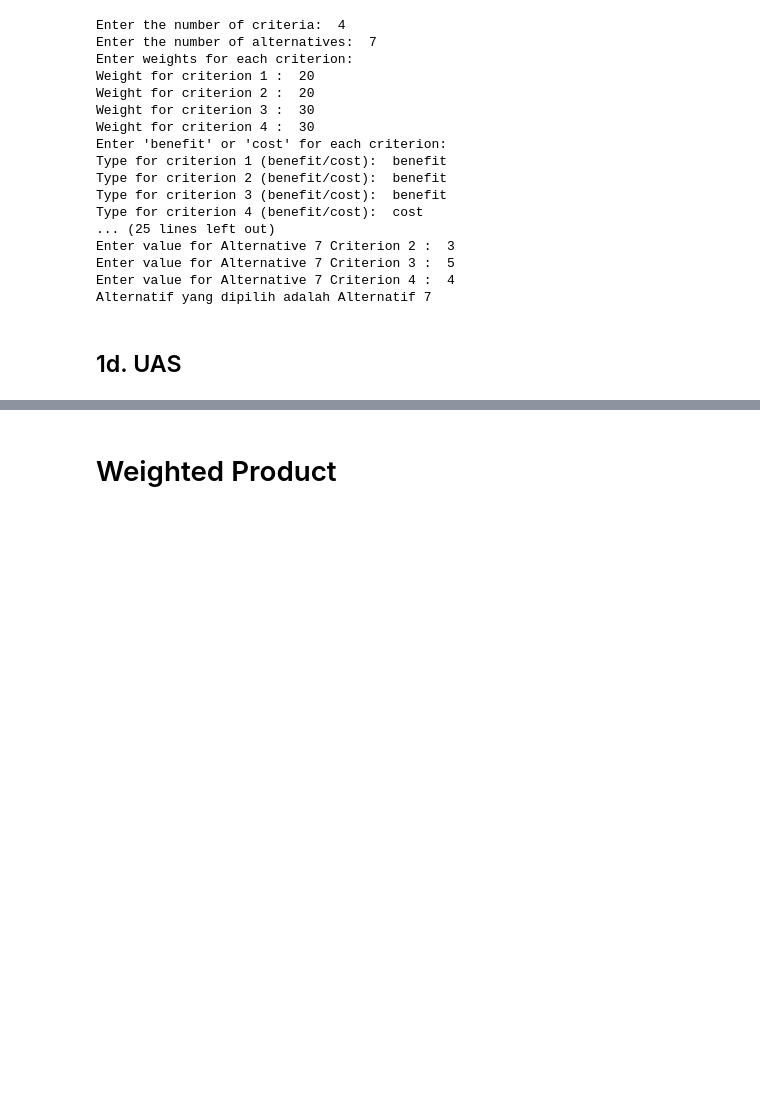
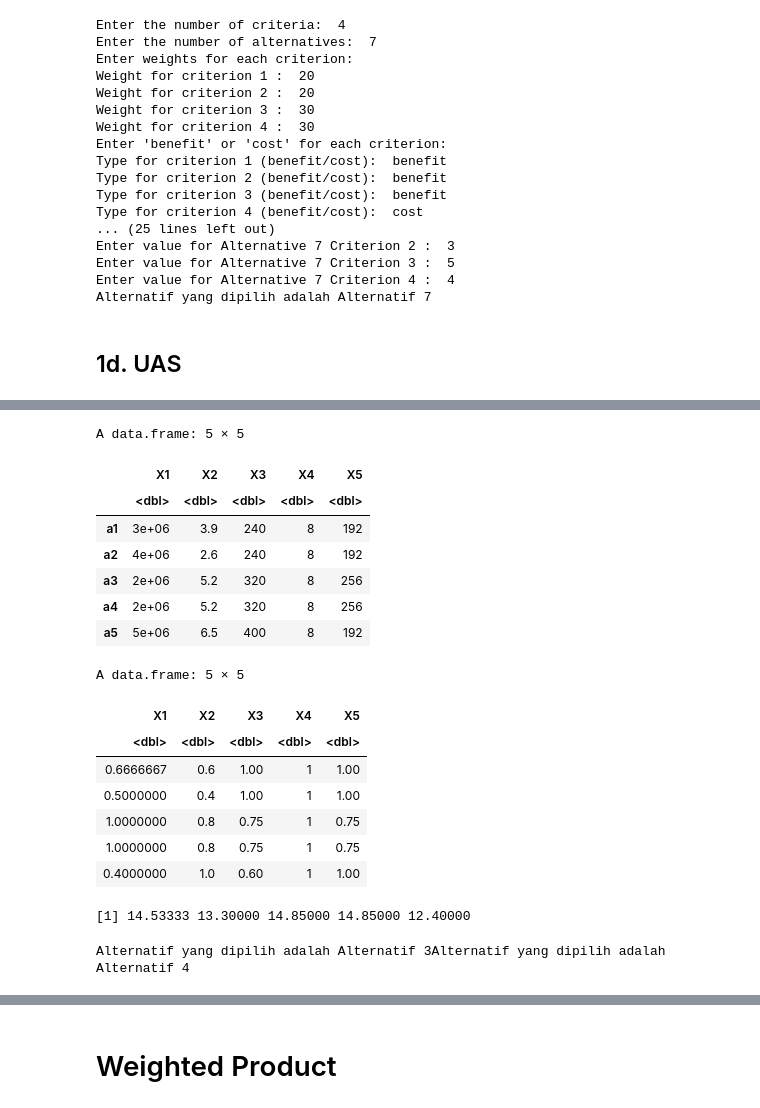
Before and after one commit to khenjyjohnelson/ipynb, a Jupyter notebook: Praktik SAW APS dengan R.ipynb, the cells around one changed output, grey strips where cells are left out. Drawn from its saved outputs; the diff is of its cells as text; code cells hidden in the pictures; blank space fills up the shorter version.

```diff
--- a/Praktik SAW APS dengan R.ipynb
+++ b/Praktik SAW APS dengan R.ipynb
@@ -410,0 +512,65 @@ Alternatif yang dipilih adalah Alternatif 3Alternatif yang dipilih adalah Altern
+# %%
+# Teknik Contoh 3: Dengan Cost Benefit serta Kecocokan Nilai Sebenarnya
+
+w <- c(5,2,4,3,3)
+a1 <- c(3000000, 3.9, 240, 8, 192)
+a2 <- c(4000000, 2.6, 240, 8, 192)
+a3 <- c(2000000, 5.2, 320, 8, 256)
+a4 <- c(2000000, 5.2, 320, 8, 256)
+a5 <- c(5000000, 6.5, 400, 8, 192)
+
+
+
+x <- data.frame(a1,a2,a3,a4,a5)
+x <- data.frame(t(x))
+
+x
+
+c <- c('cost', 'benefit', 'cost', 'cost', 'cost')
+
+n_col <- ncol(x)
+n_row <- nrow(x)
+r <- data.frame(matrix(nrow=n_row,ncol=n_col))
+
+for (j in 1:n_col){
+    if (c[j] == 'benefit'){
+        r[j] <- x[j]/max(x[j])
+    } else if (c[j] == 'cost') {
+        r[j] <- min(x[j])/x[j]
+    }
+}
+
+v <- matrix()
+
+r
+
+for (i in 1:n_row) {
+  v[i] <- sum(r[i,] * w)
+}
+
+v
+
+for (i in 1:n_row){
+   if (v[i] == max(v)){
+     cat("Alternatif yang dipilih adalah Alternatif", i)
+     }
+}
+# %% [output]
+A data.frame: 5 × 5
+|  | X1 | X2 | X3 | X4 | X5 |
+|  | <dbl> | <dbl> | <dbl> | <dbl> | <dbl> |
+| a1 | 3e+06 | 3.9 | 240 | 8 | 192 |
+| a2 | 4e+06 | 2.6 | 240 | 8 | 192 |
+| a3 | 2e+06 | 5.2 | 320 | 8 | 256 |
+| a4 | 2e+06 | 5.2 | 320 | 8 | 256 |
+| a5 | 5e+06 | 6.5 | 400 | 8 | 192 |
+A data.frame: 5 × 5
+| X1 | X2 | X3 | X4 | X5 |
+| <dbl> | <dbl> | <dbl> | <dbl> | <dbl> |
+| 0.6666667 | 0.6 | 1.00 | 1 | 1.00 |
+| 0.5000000 | 0.4 | 1.00 | 1 | 1.00 |
+| 1.0000000 | 0.8 | 0.75 | 1 | 0.75 |
+| 1.0000000 | 0.8 | 0.75 | 1 | 0.75 |
+| 0.4000000 | 1.0 | 0.60 | 1 | 1.00 |
+[1] 14.53333 13.30000 14.85000 14.85000 12.40000
+Alternatif yang dipilih adalah Alternatif 3Alternatif yang dipilih adalah Alternatif 4
```
Also changed, not shown: parts of 6 cells of this notebook.
